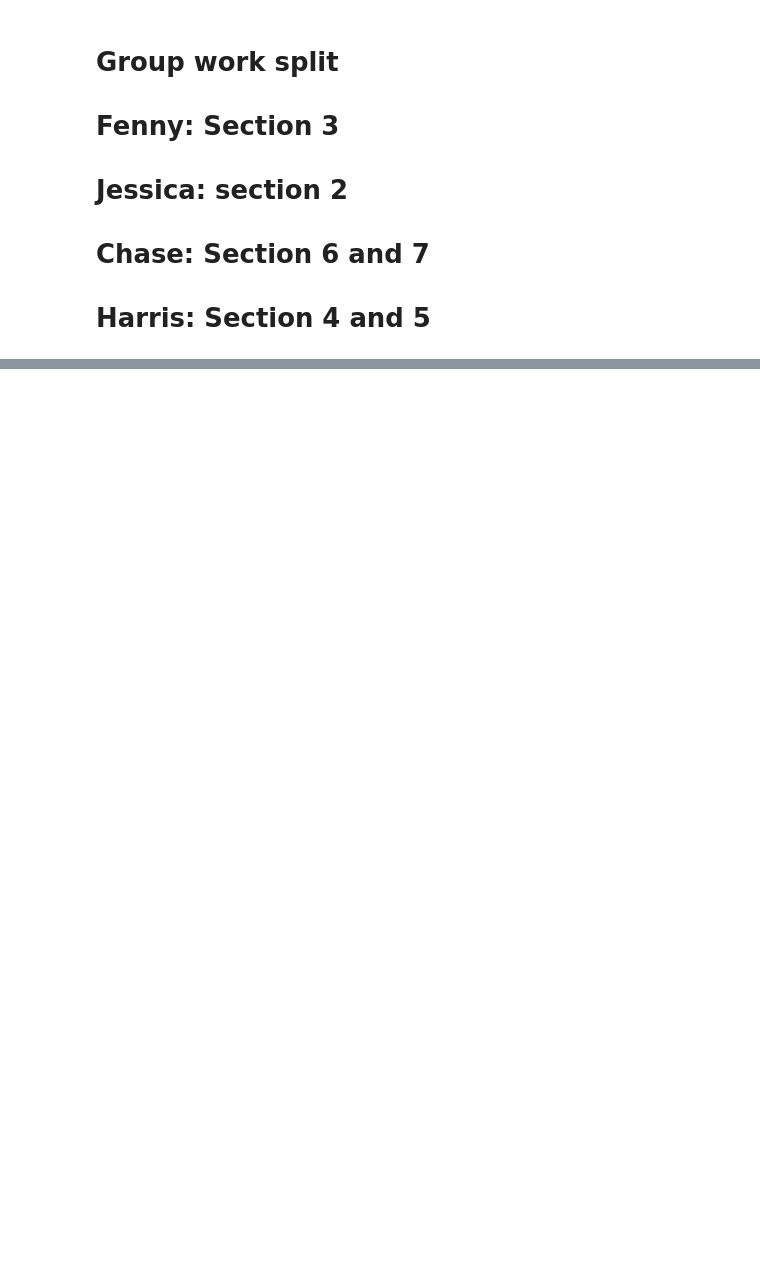
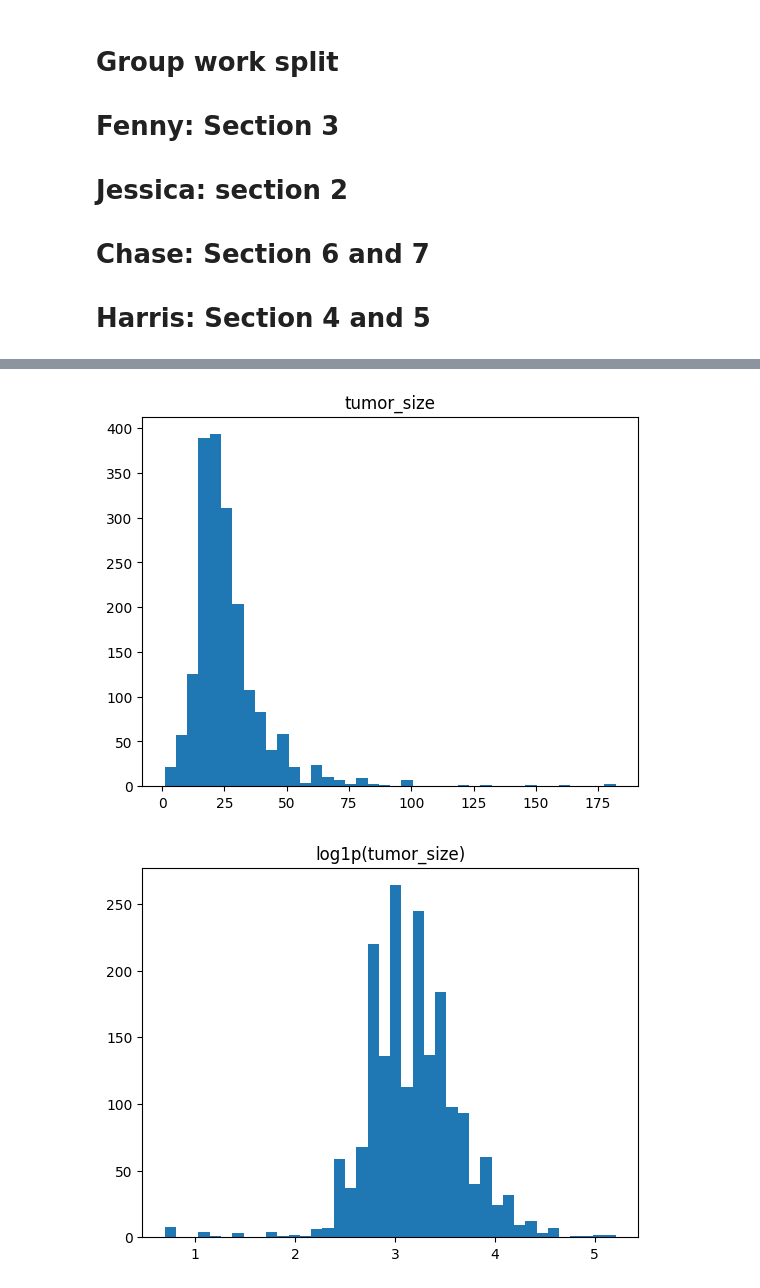
Before and after one commit to harrisdurrani/data_mining_project, a Jupyter notebook: project.ipynb, the cells around one changed output, grey strips where cells are left out. Cells and saved outputs as stored; diff of their text form; code cells hidden in the pictures; blank space fills up the shorter version.

```diff
--- a/project.ipynb
+++ b/project.ipynb
@@ -97,0 +262,12 @@ print(survival_tumor_size_correlation)
+# %%
+# Tumor size distribution
+
+# Drop NAs from tumor_size
+x = X["tumor_size"].dropna()
+
+# Distributions
+plt.hist(x, bins=40); plt.title("tumor_size"); plt.show()
+plt.hist(np.log1p(x), bins=40); plt.title("log1p(tumor_size)"); plt.show()
+# %% [output]
+[figure, added]
+[figure, added]
```
Also changed, not shown: parts of 33 cells of this notebook, 2 other files.
